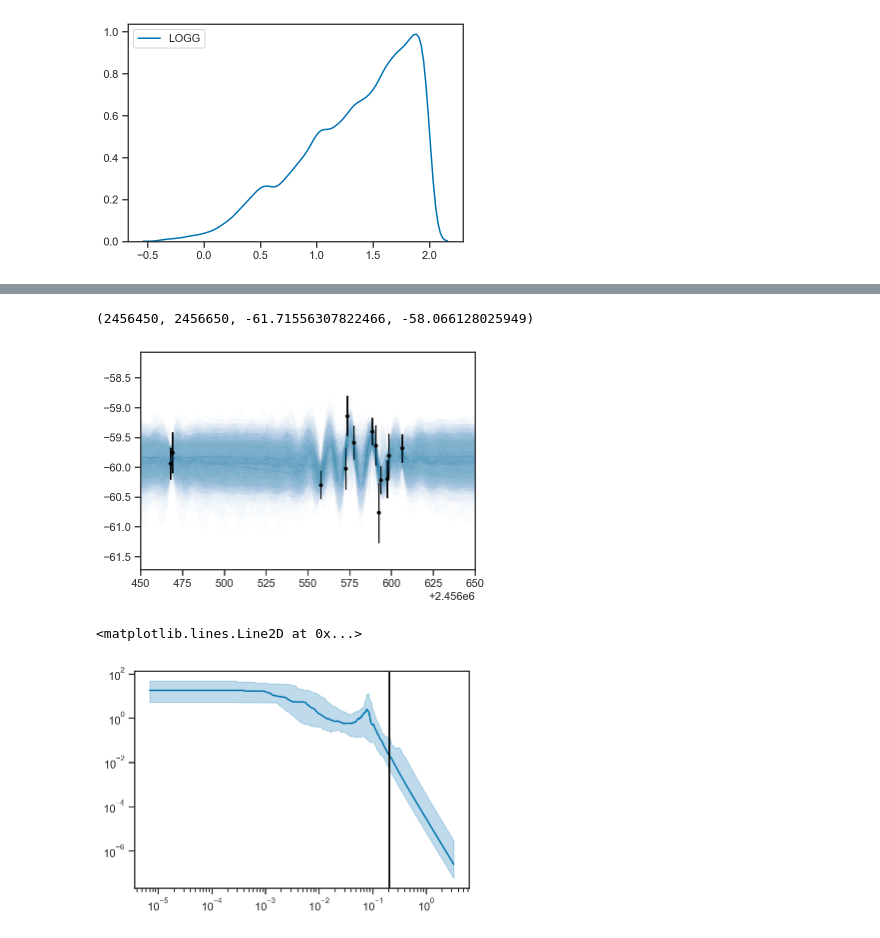
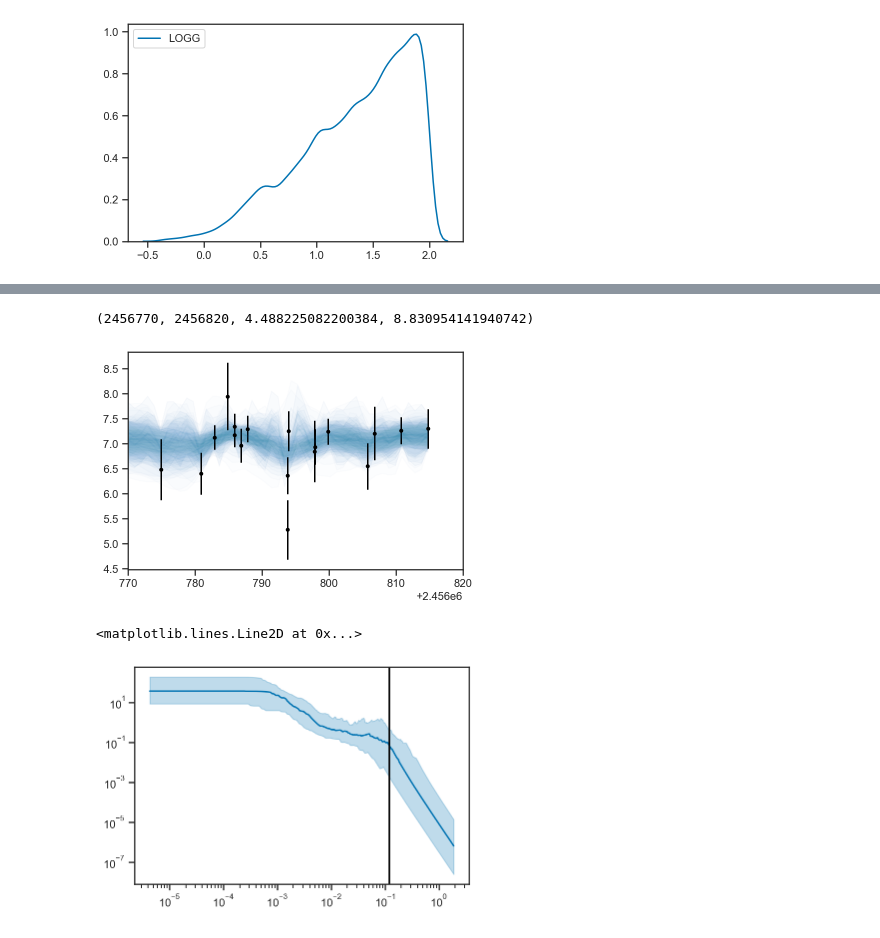
Before and after one commit to benjaminpope/apocalypse, a Jupyter notebook: notebooks/ApogeeTest.ipynb, the cells around one changed output, grey strips where cells are left out. Saved outputs shown, nothing was run; the diff lists cells and outputs as text; code cells hidden in the pictures.

```diff
--- a/notebooks/ApogeeTest.ipynb
+++ b/notebooks/ApogeeTest.ipynb
@@ -48,0 +62,2 @@ num_5d_visits = by_aid.agg({'JD': count_num_5d})
+# %%
+num_visits = num_visits.sort_values(ascending=False)
@@ -49,5 +78,5 @@ num_5d_visits = by_aid.agg({'JD': count_num_5d})
 # %%
 i = 1
-aid = num_5d_visits.sort_values(by='JD', ascending=False).index[i]
+aid = num_visits.index[i]
 d = by_aid.get_group(aid)
-d.sort_values(by='JD');
+d = d.sort_values(by='JD')
@@ -86,10 +101,10 @@ s = std(d['VHELIO'])
 d = d.sort_values(by='JD', ascending=True)
 d = d[~(isnan(d['JD'])) & ~(isnan(d['VHELIO'])) & ~(isnan(d['VRELERR']))]
 
-w0_est = 2*pi*numax_est
+w0_est = 2*pi*d['NUMAX_EST'].iloc[0]
 S0_est = s*s / (w0_est*2)
 
-wgran_est = 2*pi*nugran_est
+wgran_est = 2*pi*d['NUGRAN_EST'].iloc[0]
 Sgran_est = s*s/(wgran_est/sqrt(2))
 
 with pm.Model() as model:
@@ -117,7 +132,7 @@ with pm.Model() as model:
     gp.marginal('gp', observed=d['VHELIO'].to_numpy().astype(np.float64))
 # %%
 with model:
-    trace = pm.sample(tune=2000, draws=2000, cores=4, chains=4, step=xo.get_dense_nuts_step())
+    trace = pm.sample(tune=1000, draws=1000, cores=4, chains=4, step=xo.get_dense_nuts_step())
 # %% [output]
 Multiprocess sampling (4 chains in 4 jobs)
 NUTS: [log_Q, log_w0, log_S0, log_wgran, log_Sgran, mu]
@@ -176,11 +190,11 @@ for i in range(Np):
 # %%
 errorbar(d['JD'], d['VHELIO'], d['VRELERR'], fmt='.', color='k')
 for i in range(Np):
     plot(tpred, pred_mu[i], color=sns.color_palette()[0], alpha=0.02)
     fill_between(tpred, pred_mu[i]+sqrt(pred_var[i]), pred_mu[i]-sqrt(pred_var[i]), color=sns.color_palette()[0], alpha=0.01)
-axis(xmin=2456450, xmax=2456650)
+axis(xmin=2456770, xmax=2456820)
 # %% [output]
-(2456450, 2456650, -61.71556307822466, -58.066128025949)
+(2456770, 2456820, 4.488225082200384, 8.830954141940742)
-[figure, old version]
+[figure, new version]
 # %%
 No = 1024
@@ -193,10 +207,10 @@ with model:
 # %%
 loglog(omegas/(2*pi), 2*pi*median(psd, axis=0))
 fill_between(omegas/(2*pi), 2*pi*percentile(psd, 84, axis=0), 2*pi*percentile(psd, 16, axis=0), color=sns.color_palette()[0], alpha=0.25)
-axvline(numax_est, color='k')
+axvline(d['NUMAX_EST'].iloc[0], color='k')
 # %% [output]
 <matplotlib.lines.Line2D at 0x...>
-[figure, old version]
+[figure, new version]
 # %%
 nu0s = exp(trace['log_w0'])/(2*pi)
 m = median(nu0s)
```
Also changed, not shown: parts of 19 cells of this notebook.
